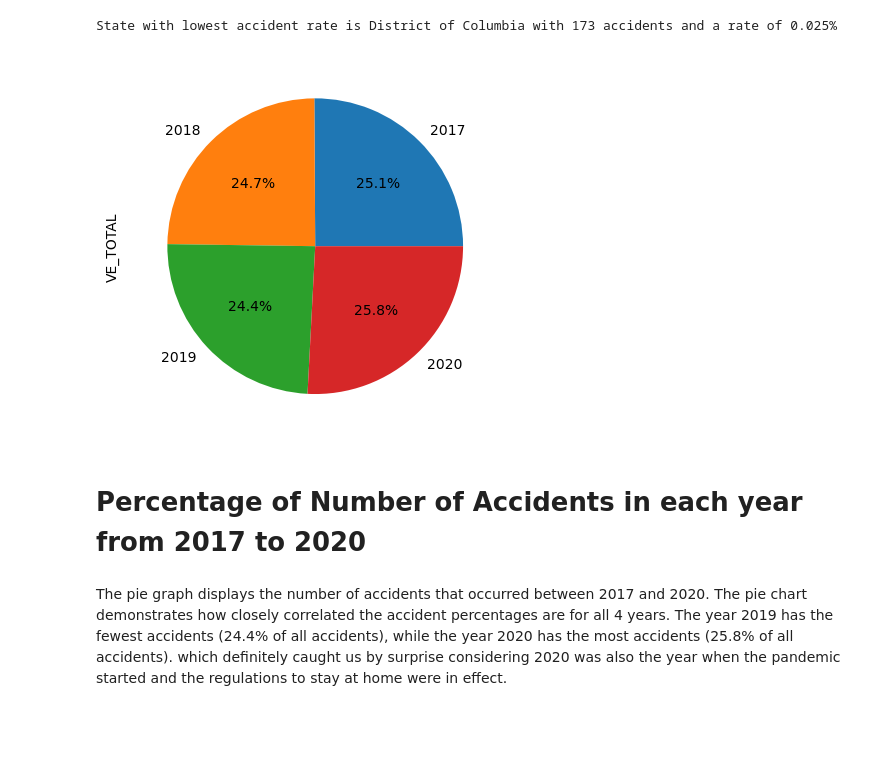
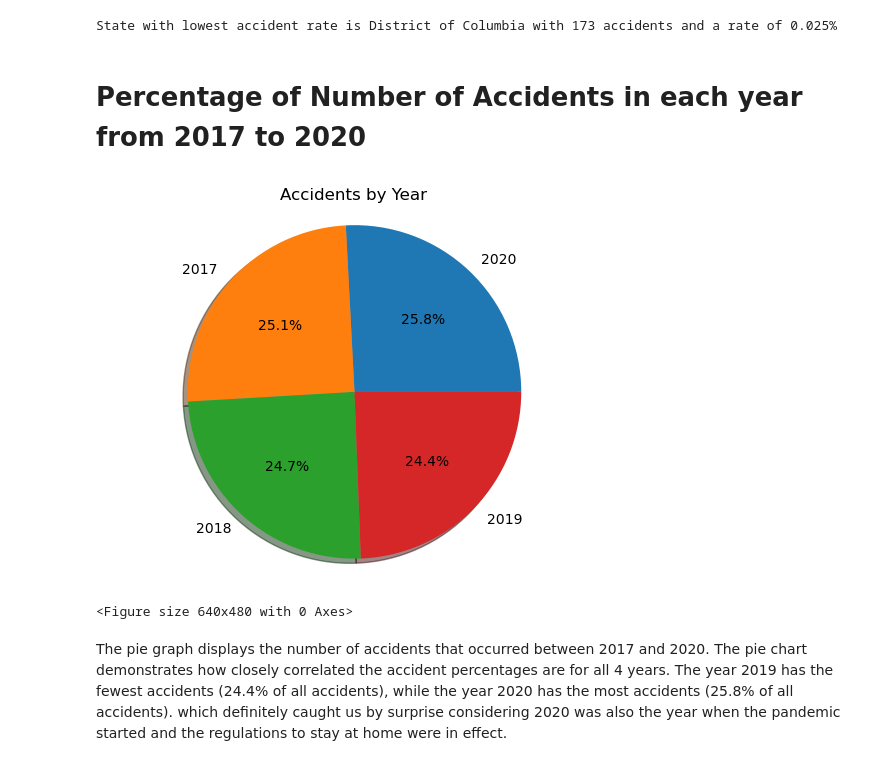
Before and after one commit to Jasneel/WeatherVsAccidents, a Jupyter notebook: April 11, 2023.ipynb, the cells around one changed output. Cells and saved outputs as stored; diff of their text form; code cells hidden in the pictures; blank space fills up the shorter version.

```diff
--- a/April 11, 2023.ipynb
+++ b/April 11, 2023.ipynb
@@ -296,15 +288,21 @@ num= misp["VE_TOTAL"][0]
 print(f"State with lowest accident rate is {min_val_col2} with {num} accidents and a rate of {min_val_col1}%")
 # %% [output]
 State with lowest accident rate is District of Columbia with 173 accidents and a rate of 0.025%
-# %%
-df_weather_year = df.groupby('YEAR')['VE_TOTAL'].sum()
-df_weather_year
-df_weather_year.plot(kind='pie',y='VE_TOTAL',autopct='%1.1f%%')
-plt.savefig("Accident_by_Year.png")
-# In 2020 the pandemic started and it is the year with the most number of accidents. Stay at home rules were in effect.
-# %% [output]
-[figure, old version]
 # %% [markdown]
 # Percentage of Number of Accidents in each year from 2017 to 2020
+# %%
+df_weather_year = df.groupby('YEAR')['VE_TOTAL'].sum()
+df_weather_year = pd.DataFrame(df_weather_year).sort_values('VE_TOTAL',ascending=False)
+df_weather_year = df_weather_year.reset_index()
+df_weather_year
+plt.pie(df_weather_year['VE_TOTAL'],labels=df_weather_year['YEAR'],autopct='%1.1f%%',shadow=True)
+plt.title('Accidents by Year')
+plt.axis('equal')
+plt.show()
+plt.savefig("Accident_by_Year.png")
+# In 2020 the pandemic started and it is the year with the most number of accidents. Stay at home rules were in effect.
+# %% [output]
+[figure, new version]
+<Figure size 640x480 with 0 Axes>
 # %% [markdown]
 The pie graph displays the number of accidents that occurred between 2017 and 2020. The pie chart demonstrates how closely correlated the accident percentages are for all 4 years. The year 2019 has the fewest accidents (24.4% of all accidents), while the year 2020 has the most accidents (25.8% of all accidents). which definitely caught us by surprise considering 2020 was also the year when the pandemic started and the regulations to stay at home were in effect.
```
Also changed, not shown: parts of 22 cells of this notebook, 4 other files.
